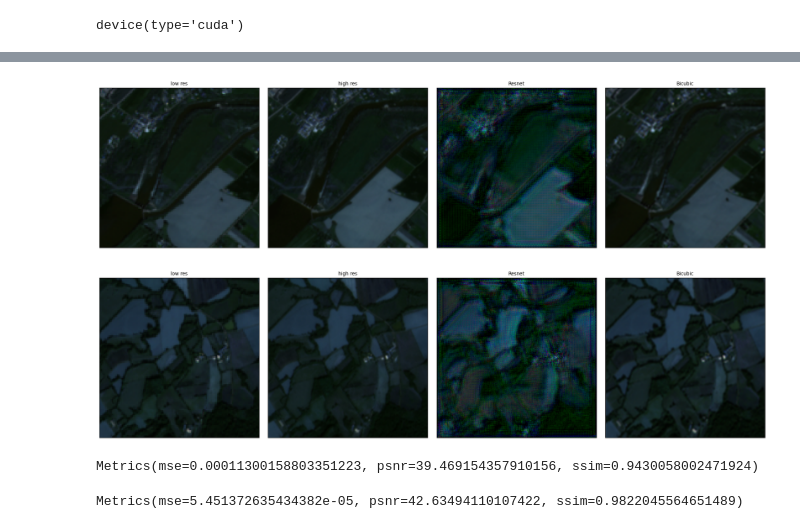
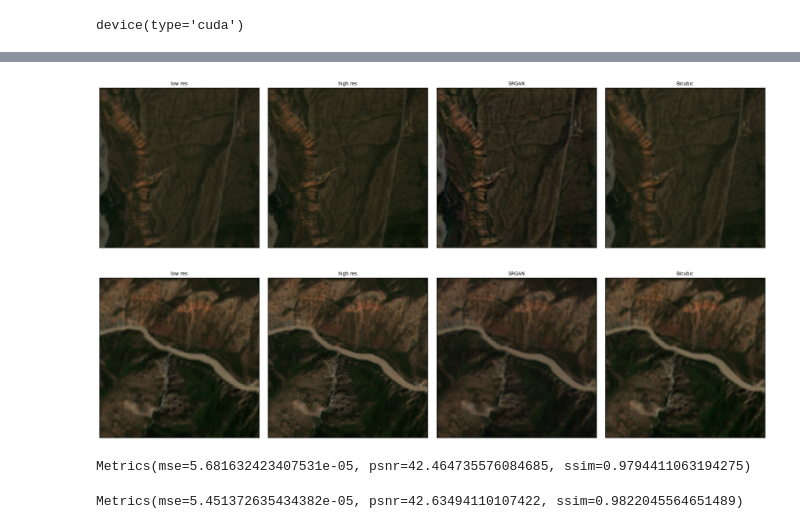
Before and after one commit to LimaoC/super-resolution-for-satellite-imagery, a Jupyter notebook: notebooks/mitch/prototype-srgan.ipynb, the cells around one changed output, grey strips where cells are left out. Cells and saved outputs as stored; diff of their text form; code cells hidden in the pictures.

```diff
--- a/notebooks/mitch/prototype-srgan.ipynb
+++ b/notebooks/mitch/prototype-srgan.ipynb
@@ -34,8 +37,8 @@ sites = {
     "SO2",
     # "ES-LTERA",
     # "FR-LAM",
-    # "FR-BIL",
-    # "NARYN",
+    "FR-BIL",
+    "NARYN",
 }
 train_patches, test_patches = create_train_test_split(
     str(SITES_DIR) + "\\", sites=sites
@@ -325,41 +322,41 @@ plot_gallery(
         adjust_brightness(out[0], 2).permute(1, 2, 0),
         adjust_brightness(bicubic_out[0], 2).permute(1, 2, 0),
     ],
-    titles=["low res", "high res", "Resnet", "Bicubic"],
+    titles=["low res", "high res", "SRGAN", "Bicubic"],
     xscale=5,
     yscale=5,
 )
 # %% [output]
-[figure, old version]
+[figure, new version]
 # %%
 loader = DataLoader(test_patches, batch_size=100)
 (low_res, high_res) = next(loader.__iter__())
 # %%
 import random
 
 index = random.randint(0, len(low_res) - 1)
 
 low_res_example = low_res[index]
 high_res_example = high_res[index]
 out = generator(low_res_example.unsqueeze(0)).detach().clamp(0, 1)
 bicubic_out = (
     interpolate(low_res_example.unsqueeze(0), size=(256, 256), mode="bicubic")
     .float()
     .clamp(0, 1)
 )
 plot_gallery(
     [
         adjust_brightness(low_res_example, 2).permute(1, 2, 0),
         adjust_brightness(high_res_example, 2).permute(1, 2, 0),
         adjust_brightness(out[0], 2).permute(1, 2, 0),
         adjust_brightness(bicubic_out[0], 2).permute(1, 2, 0),
     ],
-    titles=["low res", "high res", "Resnet", "Bicubic"],
+    titles=["low res", "high res", "SRGAN", "Bicubic"],
     xscale=5,
     yscale=5,
 )
 # %% [output]
-[figure, old version]
+[figure, new version]
 # %%
 from super_resolution.src.testing import compute_metrics
 # %%
@@ -370,7 +367,7 @@ metrics = compute_metrics(lambda x: generator(x).clamp(0, 1), metric_loader)
 # %%
 metrics
 # %% [output]
-Metrics(mse=0.00011300158803351223, psnr=39.469154357910156, ssim=0.9430058002471924)
+Metrics(mse=5.681632423407531e-05, psnr=42.464735576084685, ssim=0.9794411063194275)
 # %%
 bicubic_metrics = compute_metrics(
     lambda x: interpolate(x, size=(256, 256), mode="bicubic"), metric_loader
```
Also changed, not shown: parts of 12 cells of this notebook.
